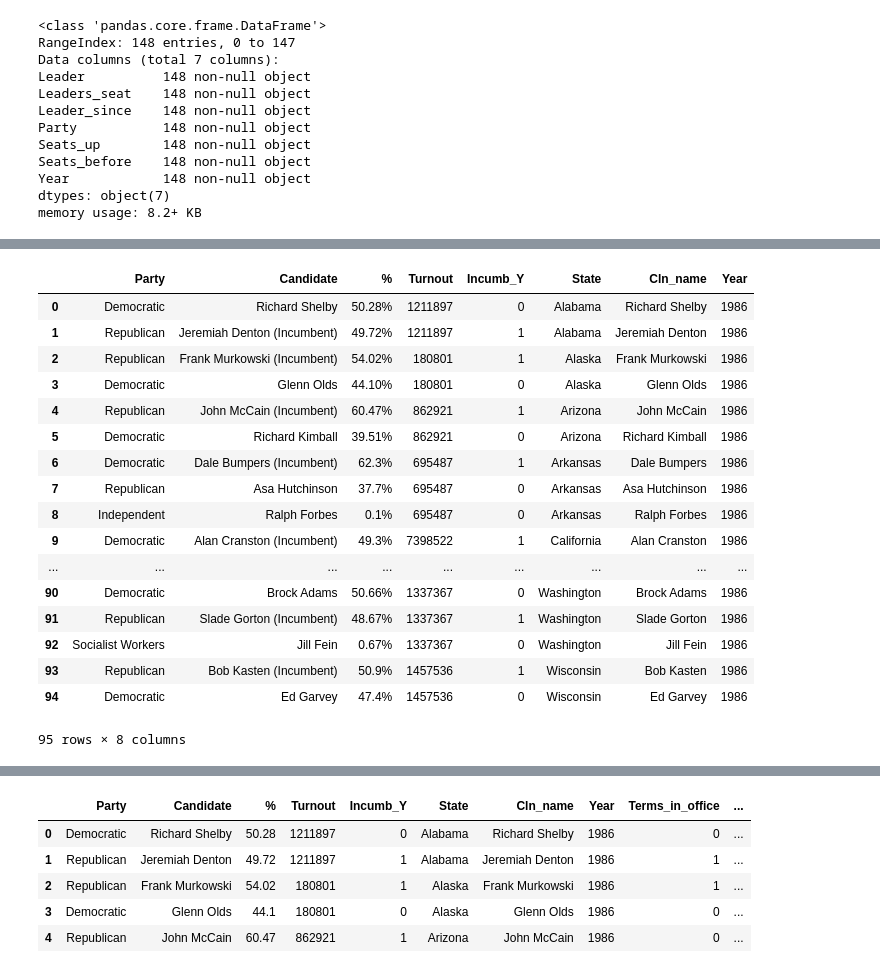
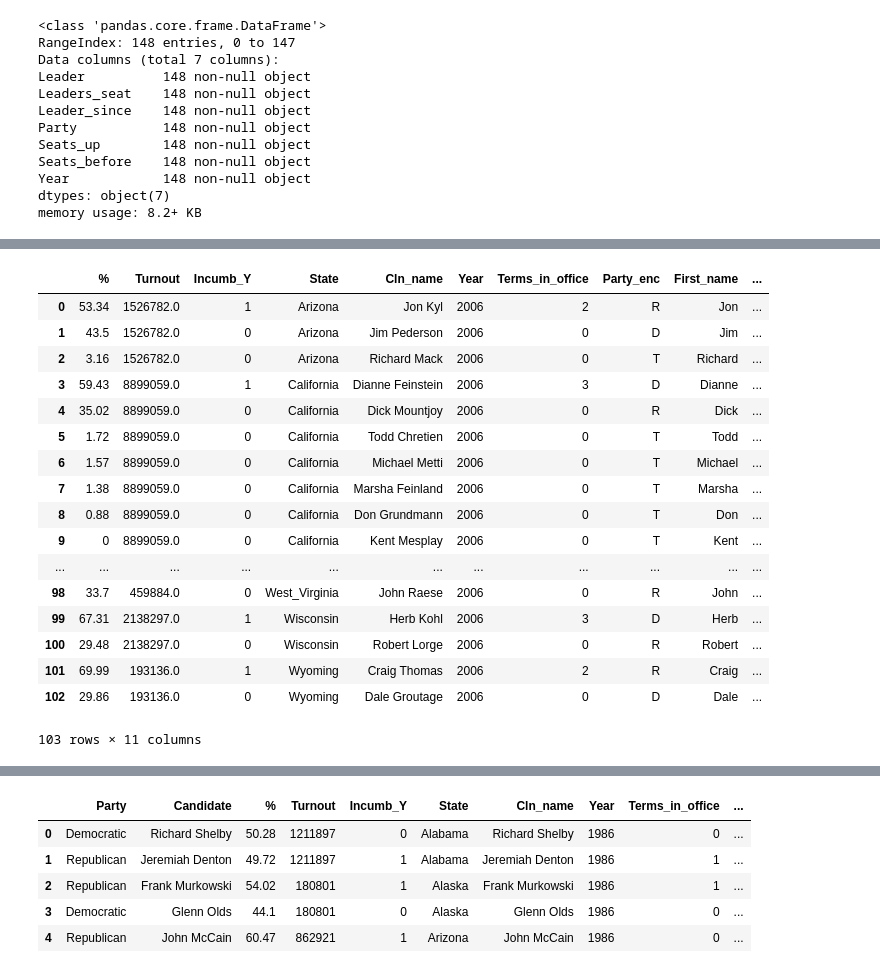
Before and after one commit to dfuller22/US_Senate_Election_Predictor, a Jupyter notebook: PlayG2.ipynb, the cells around one changed output, grey strips where cells are left out. Saved outputs shown, nothing was run; the diff lists cells and outputs as text; code cells hidden in the pictures.

```diff
--- a/PlayG2.ipynb
+++ b/PlayG2.ipynb
@@ -118,6 +133,14 @@ reload(dlf)
 # with open('yr_st_dict_mapped.pickle', 'wb') as f:
 #     pickle.dump(yr_st_dict_mapped, f)
 #     f.close()
+# %%
+with open('yr_st_mapped_full.pickle', 'wb') as f:
+    pickle.dump(yr_st_mapped_full, f)
+    f.close()
+# %%
+with open('yr_st_mapped_cln.pickle', 'wb') as f:
+    pickle.dump(yr_st_mapped_cln, f)
+    f.close()
 # %%
 # with open('sen_leader_tables.pickle', 'wb') as f:
 #     pickle.dump(sen_leader_tables, f)
@@ -173,9 +194,13 @@ with open('yr_st_dict_mapped.pickle', 'rb') as f:
     yr_st_dict_mapped = pickle.load(f)
     f.close()
 # %%
-with open('yr_st_mapped_full.pickle', 'rb') as f:
-    yr_st_mapped_full = pickle.load(f)
-    f.close()
+# with open('yr_st_mapped_full.pickle', 'rb') as f:
+#     yr_st_mapped_full = pickle.load(f)
+#     f.close()
+# %%
+with open('yr_st_mapped_cln.pickle', 'rb') as f:
+    yr_st_mapped_cln = pickle.load(f)
+    f.close()
 # %%
 # with open('sen_leader_tables.pickle', 'rb') as f:
 #     sen_leader_tables = pickle.load(f)
@@ -272,23 +266,24 @@ test
 # %%
-test2 = yr_st_mapped_full['1986'].copy()
+# test2 = yr_st_mapped_full['1934'].copy()
+test2 = yr_st_mapped_cln['2006'].copy()
 # test2['Terms_in_office'] = 0
 test2
 # %% [output]
-|  | Party | Candidate | % | Turnout | Incumb_Y | State | Cln_name | Year |
-| 0 | Democratic | Richard Shelby | 50.28% | 1211897 | 0 | Alabama | Richard Shelby | 1986 |
-| 1 | Republican | Jeremiah Denton (Incumbent) | 49.72% | 1211897 | 1 | Alabama | Jeremiah Denton | 1986 |
-| 2 | Republican | Frank Murkowski (Incumbent) | 54.02% | 180801 | 1 | Alaska | Frank Murkowski | 1986 |
-| 3 | Democratic | Glenn Olds | 44.10% | 180801 | 0 | Alaska | Glenn Olds | 1986 |
-| 4 | Republican | John McCain (Incumbent) | 60.47% | 862921 | 1 | Arizona | John McCain | 1986 |
-| 5 | Democratic | Richard Kimball | 39.51% | 862921 | 0 | Arizona | Richard Kimball | 1986 |
-| 6 | Democratic | Dale Bumpers (Incumbent) | 62.3% | 695487 | 1 | Arkansas | Dale Bumpers | 1986 |
-| 7 | Republican | Asa Hutchinson | 37.7% | 695487 | 0 | Arkansas | Asa Hutchinson | 1986 |
-| 8 | Independent | Ralph Forbes | 0.1% | 695487 | 0 | Arkansas | Ralph Forbes | 1986 |
-| 9 | Democratic | Alan Cranston (Incumbent) | 49.3% | 7398522 | 1 | California | Alan Cranston | 1986 |
-| ... | ... | ... | ... | ... | ... | ... | ... | ... |
-| 90 | Democratic | Brock Adams | 50.66% | 1337367 | 0 | Washington | Brock Adams | 1986 |
-| 91 | Republican | Slade Gorton (Incumbent) | 48.67% | 1337367 | 1 | Washington | Slade Gorton | 1986 |
-| 92 | Socialist Workers | Jill Fein | 0.67% | 1337367 | 0 | Washington | Jill Fein | 1986 |
-| 93 | Republican | Bob Kasten (Incumbent) | 50.9% | 1457536 | 1 | Wisconsin | Bob Kasten | 1986 |
-| 94 | Democratic | Ed Garvey | 47.4% | 1457536 | 0 | Wisconsin | Ed Garvey | 1986 |
+|  | % | Turnout | Incumb_Y | State | Cln_name | Year | Terms_in_office | Party_enc | First_name | ... |
+| 0 | 53.34 | 1526782.0 | 1 | Arizona | Jon Kyl | 2006 | 2 | R | Jon | ... |
+| 1 | 43.5 | 1526782.0 | 0 | Arizona | Jim Pederson | 2006 | 0 | D | Jim | ... |
+| 2 | 3.16 | 1526782.0 | 0 | Arizona | Richard Mack | 2006 | 0 | T | Richard | ... |
+| 3 | 59.43 | 8899059.0 | 1 | California | Dianne Feinstein | 2006 | 3 | D | Dianne | ... |
+| 4 | 35.02 | 8899059.0 | 0 | California | Dick Mountjoy | 2006 | 0 | R | Dick | ... |
+| 5 | 1.72 | 8899059.0 | 0 | California | Todd Chretien | 2006 | 0 | T | Todd | ... |
+| 6 | 1.57 | 8899059.0 | 0 | California | Michael Metti | 2006 | 0 | T | Michael | ... |
+| 7 | 1.38 | 8899059.0 | 0 | California | Marsha Feinland | 2006 | 0 | T | Marsha | ... |
+| 8 | 0.88 | 8899059.0 | 0 | California | Don Grundmann | 2006 | 0 | T | Don | ... |
+| 9 | 0 | 8899059.0 | 0 | California | Kent Mesplay | 2006 | 0 | T | Kent | ... |
+| ... | ... | ... | ... | ... | ... | ... | ... | ... | ... | ... |
+| 98 | 33.7 | 459884.0 | 0 | West_Virginia | John Raese | 2006 | 0 | R | John | ... |
+| 99 | 67.31 | 2138297.0 | 1 | Wisconsin | Herb Kohl | 2006 | 3 | D | Herb | ... |
+| 100 | 29.48 | 2138297.0 | 0 | Wisconsin | Robert Lorge | 2006 | 0 | R | Robert | ... |
+| 101 | 69.99 | 193136.0 | 1 | Wyoming | Craig Thomas | 2006 | 2 | R | Craig | ... |
+| 102 | 29.86 | 193136.0 | 0 | Wyoming | Dale Groutage | 2006 | 0 | D | Dale | ... |
-95 rows × 8 columns
+103 rows × 11 columns
```
Also changed, not shown: parts of 37 cells of this notebook, 6 other files.
